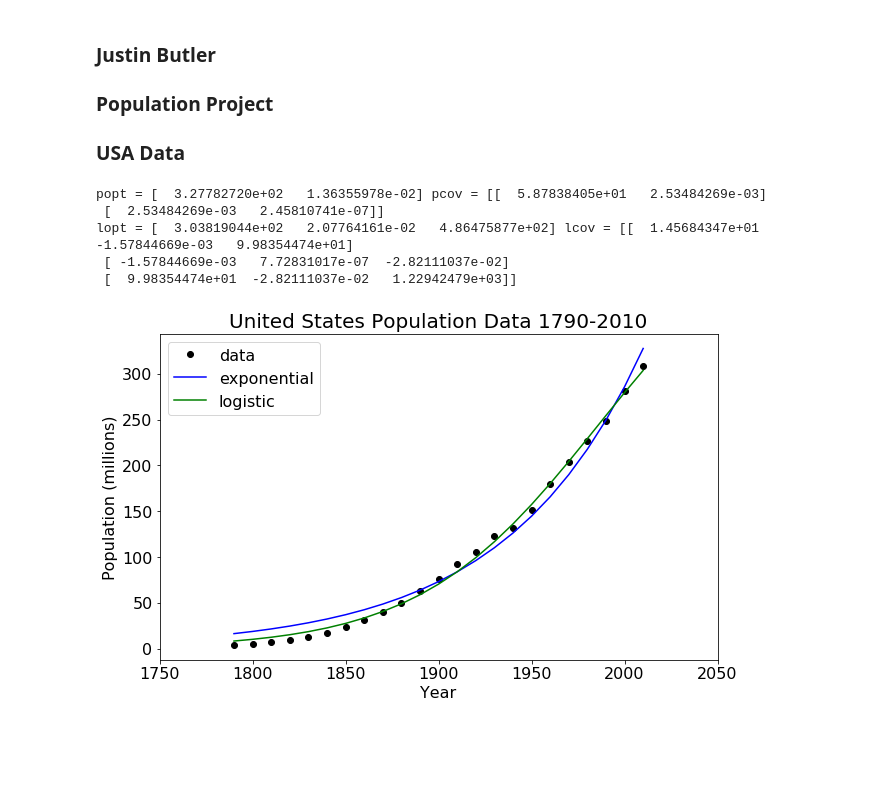
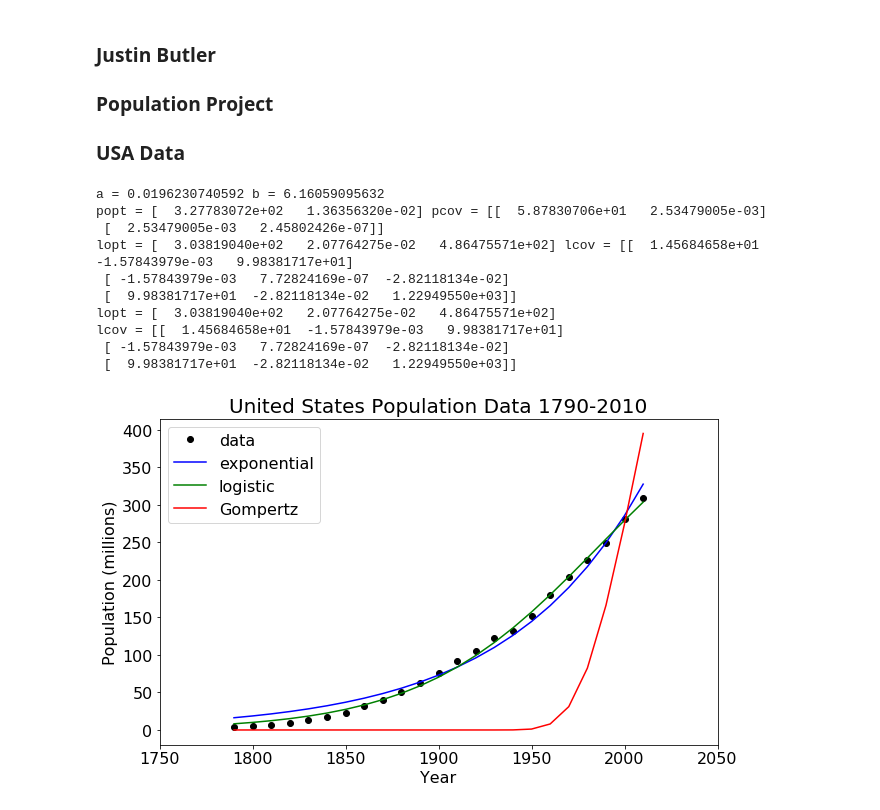
Before and after one commit to BananaBonanza/cwuMath475, a Jupyter notebook: butlerPopulationProject.ipynb, the cells around one changed output. Saved outputs shown, nothing was run; the diff lists cells and outputs as text; code cells hidden in the pictures; blank space fills up the shorter version.

```diff
--- a/butlerPopulationProject.ipynb
+++ b/butlerPopulationProject.ipynb
@@ -57,7 +57,7 @@ USPopLine = USPopLineCoef[0]*USPop + USPopLineCoef[1]
 
 
 #------------------------------------------------------------------------------------------
-# Time to make the functions of Exp. / Log.
+# Time to make the functions of our models
 #------------------------------------------------------------------------------------------
 
 #Exponential model
@@ -65,9 +65,9 @@ def US_exp(t,P0,r):
     P = P0*np.exp(r*t)
     return P
 
-#Calculating L and r for logistic model
-L = (-USPopLineCoef[1])/USPopLineCoef[0]
-r = USPopLineCoef[1]
+#Calculating L and r (estimates) for logistic model
+#L = (-USPopLineCoef[1])/USPopLineCoef[0]
+#r = USPopLineCoef[1]
 
 #Logistic Model
 def US_log(t,P0,r,L):
@@ -75,6 +75,13 @@ def US_log(t,P0,r,L):
     T = L
     B = 1 + A*np.exp(-r*t)
     return T/B
+
+#Gompertz Model
+def US_Gomp(t,P0,r,L):
+    r = avgPPGR/(-(P0/L)+1)
+    log = np.log(L/P0)
+    exp = -log*np.exp(-r*t)
+    return L*np.exp(exp)
 
 #---------------------------------
 # Population graph
@@ -97,7 +104,17 @@ def US_log(t,P0,r,L):
 #----------------------
 # Optimize Exponential
 #----------------------
-popt, pcov = curve_fit(US_exp, USYears-2010, USPop)
+
+#------- Approximate parameter values for Exponential model ------
+a,b = np.polyfit(USYears-2010,np.log(USPop),1)
+print "a =", a,"b =", b
+
+r_exp_lin = a
+P0_exp_lin = np.exp(b)
+
+#------- Take estimate and create the model -------------
+
+popt, pcov = curve_fit(US_exp, USYears-2010, USPop, p0=(P0_exp_lin,r_exp_lin))
 print "popt =", popt, "pcov =", pcov
 
 P_0exp = popt[0]
@@ -105,37 +122,68 @@ r_exp = popt[1]
 P_exp = US_exp(USYears-2010, P_0exp, r_exp)
 
 #----------------------
 # Optimize Logistic
 #----------------------
-lopt, lcov = curve_fit(US_log, USYears-2010, USPop, p0=(314,avgPPGR,400))
+
+#------- Approximate paramater values for Logistic model ---------
+
+
+
+#------- Take estimate and create logistic
+lopt, lcov = curve_fit(US_log, USYears-2010, USPop, p0=(USPop[22],avgPPGR,400))
 print "lopt =", lopt, "lcov =", lcov
 
 P_0log = lopt[0]
 r_log = lopt[1]
 L_log = lopt[2]
 P_log = US_log(USYears-2010, P_0log, r_log, L_log)
 
+#----------------------
+# Optimize Gompertz
+#----------------------
+gopt, gcov = curve_fit(US_Gomp, USYears-2010, USPop, p0=(USPop[22], avgPPGR,400))
+print "lopt =", lopt
+print "lcov =", lcov
+
+P_0gomp = gopt[0]
+r_gomp = gopt[1]
+L_gomp = gopt[2]
+P_gomp = US_Gomp(USYears-2010, P_0gomp, r_gomp, L_gomp)
+
+#------------------------
+# Plotting the Graphs
+#------------------------
 
 plt.figure(figsize=(10,6))
 plt.rc('xtick', labelsize=16)
 plt.rc('ytick', labelsize=16)
 #
+#Plotting the data points
 plt.plot(USYears, USPop, 'o', color='k', label='data')
+#First, draw the exponential model,
 plt.plot(USYears, P_exp, color='b', label='exponential')
+#then the logistic model,
 plt.plot(USYears, P_log, color='g', label="logistic")
+#and finally Gompertz model.
+plt.plot(USYears, P_gomp, color='r', label = 'Gompertz')
 plt.ylabel('Population (millions)', fontsize=16)
 plt.xlabel('Year', fontsize=16)
 plt.title('United States Population Data 1790-2010', fontsize=20)
 plt.legend(loc=2, fontsize=16)
 #plt.xlim([-250, 10])
 plt.xlim([1750, 2050])
 plt.savefig('USPopData.png')
 plt.show()
 plt.close()
 # %% [output]
-popt = [  3.27782720e+02   1.36355978e-02] pcov = [[  5.87838405e+01   2.53484269e-03]
- [  2.53484269e-03   2.45810741e-07]]
-lopt = [  3.03819044e+02   2.07764161e-02   4.86475877e+02] lcov = [[  1.45684347e+01  -1.57844669e-03   9.98354474e+01]
- [ -1.57844669e-03   7.72831017e-07  -2.82111037e-02]
- [  9.98354474e+01  -2.82111037e-02   1.22942479e+03]]
+a = 0.0196230740592 b = 6.16059095632
+popt = [  3.27783072e+02   1.36356320e-02] pcov = [[  5.87830706e+01   2.53479005e-03]
+ [  2.53479005e-03   2.45802426e-07]]
+lopt = [  3.03819040e+02   2.07764275e-02   4.86475571e+02] lcov = [[  1.45684658e+01  -1.57843979e-03   9.98381717e+01]
+ [ -1.57843979e-03   7.72824169e-07  -2.82118134e-02]
+ [  9.98381717e+01  -2.82118134e-02   1.22949550e+03]]
+lopt = [  3.03819040e+02   2.07764275e-02   4.86475571e+02]
+lcov = [[  1.45684658e+01  -1.57843979e-03   9.98381717e+01]
+ [ -1.57843979e-03   7.72824169e-07  -2.82118134e-02]
+ [  9.98381717e+01  -2.82118134e-02   1.22949550e+03]]
-[figure, old version]
+[figure, new version]
```
Also changed, not shown: 1 other file.
